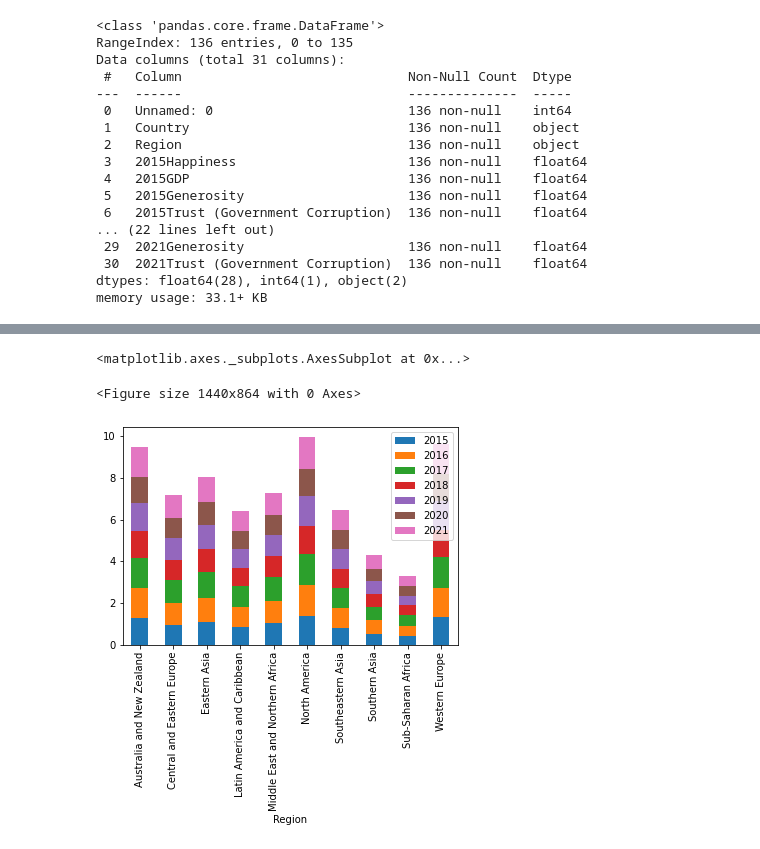
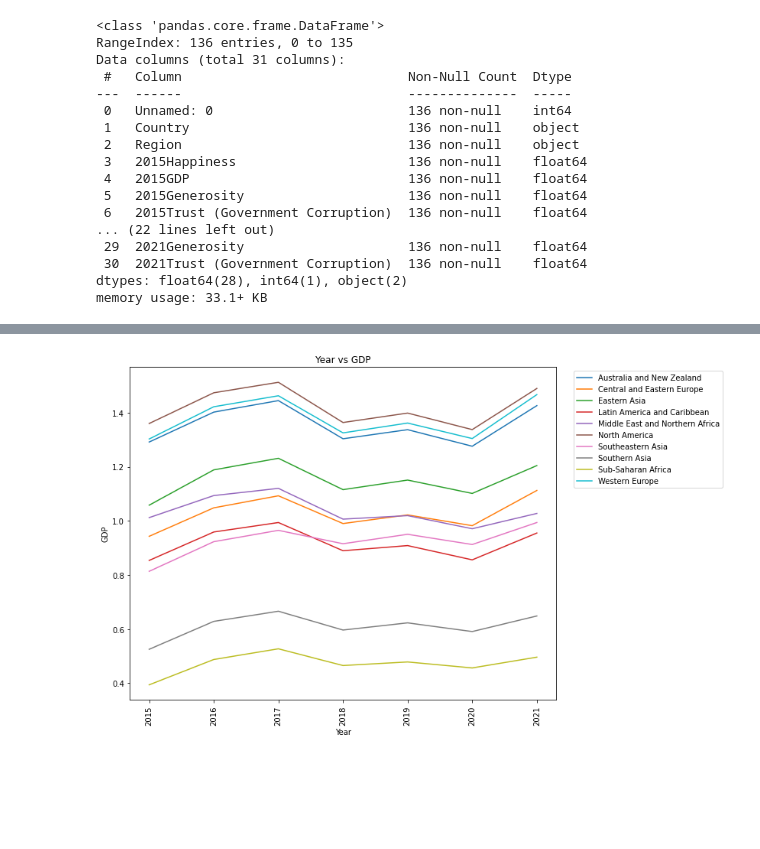
Before and after one commit to matteo005/Happiness_Project, a Jupyter notebook: TD_Happiness.ipynb, the cells around one changed output, grey strips where cells are left out. Drawn from its saved outputs; the diff is of its cells as text; code cells hidden in the pictures; blank space fills up the shorter version.

Commit message:
added plots

```diff
--- a/TD_Happiness.ipynb
+++ b/TD_Happiness.ipynb
@@ -96,10 +91,12 @@ region_vs_gdp.plot.bar(figsize=(12, 8))
-# %%
-plt.figure(figsize=(20, 12))
-region_vs_gdp.plot.bar(stacked=True)
-# %% [output]
-<matplotlib.axes._subplots.AxesSubplot at 0x...>
-<Figure size 1440x864 with 0 Axes>
-[figure, removed]
+# %%
+region_vs_gdp.T.plot(rot=90, figsize=(10, 8))
+plt.xlabel("Year")
+plt.ylabel("GDP")
+plt.title("Year vs GDP")
+plt.legend(bbox_to_anchor=(1.4, 1), loc='upper right', ncol=1)
+plt.show()
+# %% [output]
+[figure, added]
 # %%
 region_vs_Happiness = df.groupby("Region")[["2015Happiness", "2016Happiness", "2017Happiness", "2018Happiness", "2019Happiness", "2020Happiness", "2021Happiness"]].mean()
 region_vs_Happiness = region_vs_Happiness.rename(columns={
```
Also changed, not shown: parts of 12 cells of this notebook.
